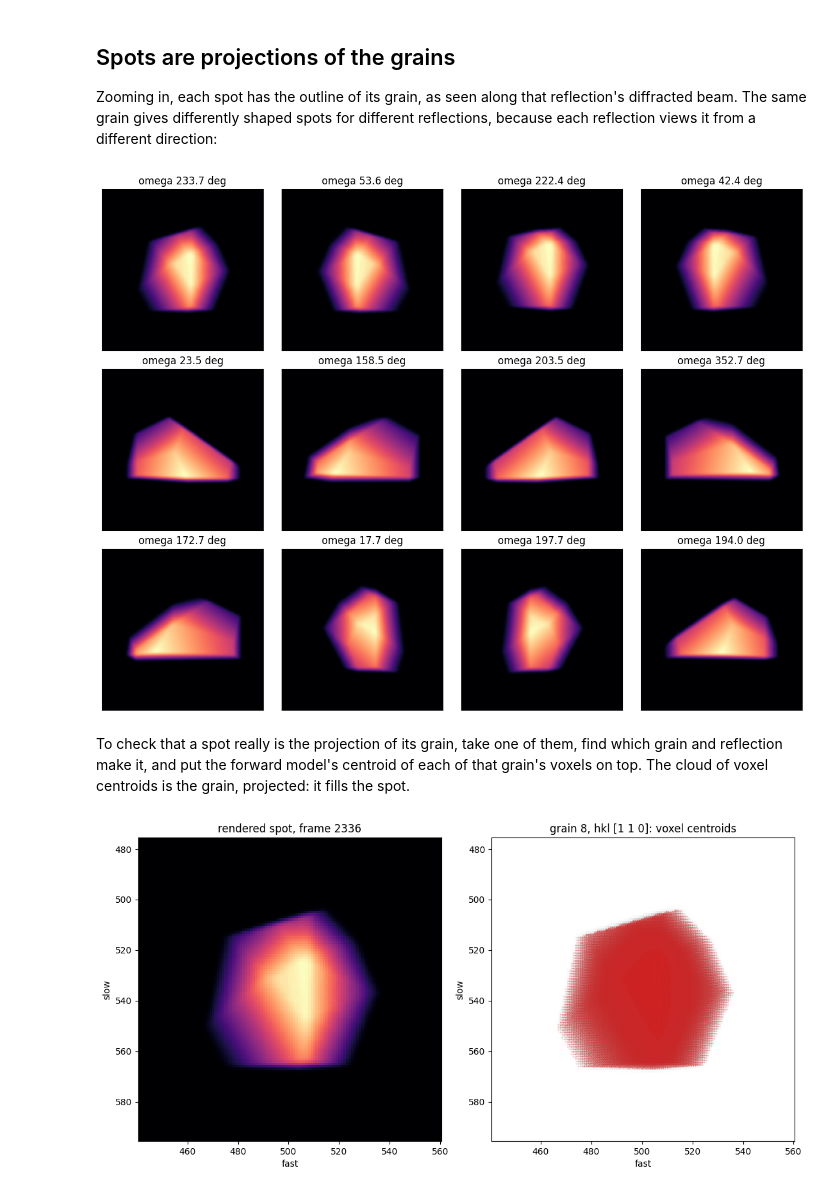
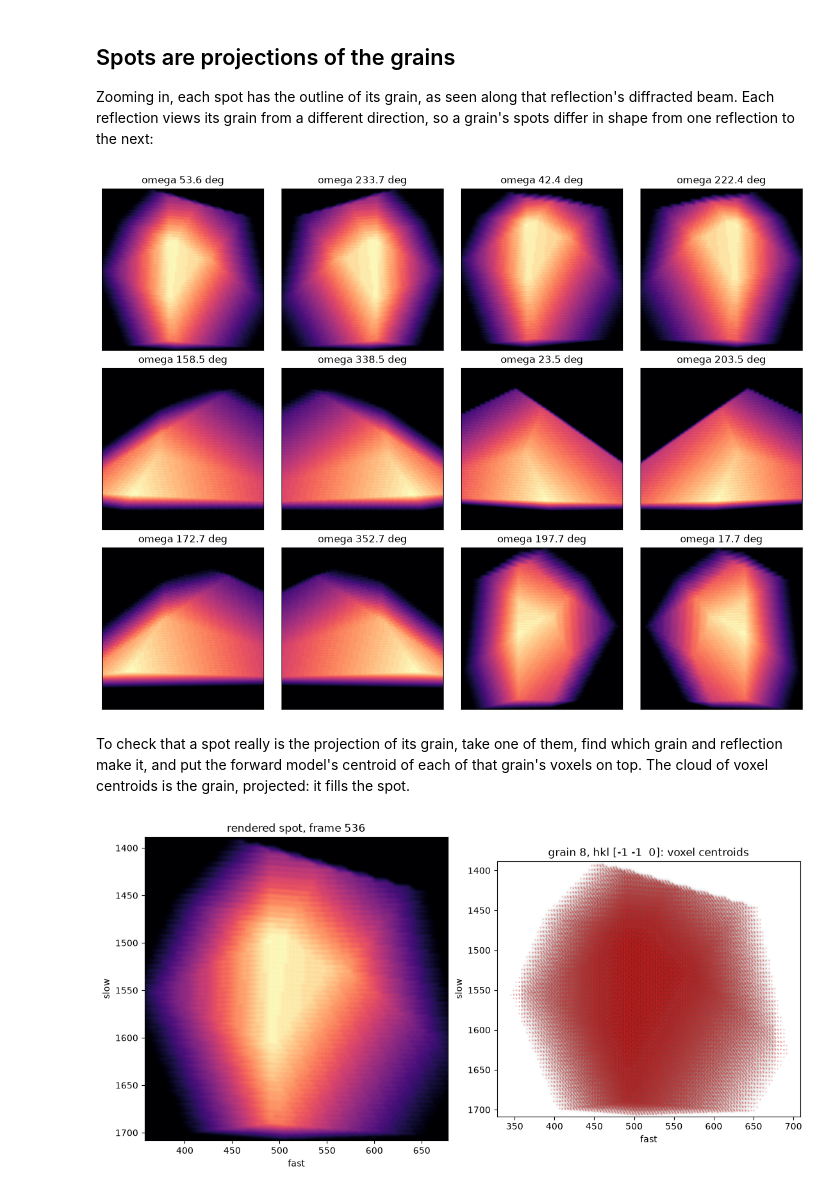
Before and after one commit to jadball/anri, a Jupyter notebook: docs/source/tutorials/dct.ipynb, the cells around one changed output. Cells and saved outputs as stored; diff of their text form; code cells hidden in the pictures.

```diff
--- a/docs/source/tutorials/dct.ipynb
+++ b/docs/source/tutorials/dct.ipynb
@@ -78,23 +83,22 @@ pars = {
     "wavelength": wavelength, "wedge": 0.0, "chi": 0.0,
 }
 geom = anri.io.geom_from_pars(
-    pars, y0=0.0, sig_wavelength=wavelength * 1e-4, sig_ky=1e-4, sig_kz=1e-4, voxel_size=voxel, sig_psf=0.7,
-    sig_beam=0.5, width_beam=150.0, sig_beam_v=0.5, width_beam_v=150.0, voxel_3d=True,
+    pars, y0=0.0, sig_wavelength=wavelength * 1e-4, sig_ky=1e-4, sig_kz=1e-4, voxel_size=voxel, sig_psf=1.6,
+    sig_beam=0.5, width_beam=600.0, sig_beam_v=0.5, width_beam_v=600.0, voxel_3d=True,
 )
 
-# hkls out to the edge of the detector
-tth_max = np.degrees(np.arctan(1024 * pars["y_size"] / pars["distance"]))
-xtl = Dans_Diffraction.Crystal("../../../tests/data/cif/Fe.cif")
+# hkls whose spots can reach the detector: out to its corner, plus the sample's half diagonal
+reach = np.sqrt(2) * 1024 * pars["y_size"] + np.sqrt(3) * n_side * voxel / 2
+tth_max = np.degrees(np.arctan(reach / pars["distance"]))
 dsmax = 2 * np.sin(np.radians(tth_max / 2)) / wavelength
-refl = anri.crystal.reflections(anri.crystal.lattice_parameters(xtl), anri.crystal.space_group(xtl), wavelength, dsmax)
+refl = anri.crystal.reflections(lattice, anri.crystal.space_group(xtl), wavelength, dsmax)
 F2 = anri.crystal.structure_factors(xtl, refl["hkl"], wavelength)
 strong = F2 > 0.01  # drop the reflections the atom positions extinguish
 hkls = refl["hkl"][strong].astype(float)
 F2 = F2[strong]
-print(len(hkls), "hkls")
+print(len(hkls), "hkls, 2theta from", *np.unique(np.round(refl["tth"][strong], 1)), "deg")
 
 ostep = 0.1
 omega = np.arange(0.0, 360.0, ostep) + ostep / 2
-row = anri.fwd.make_row(omega, dty=np.zeros_like(omega))  # one rotation: no dty scan with a box beam
 print(len(omega), "frames")
 # %% [output]
@@ -107,5 +113,14 @@ The whole scan is a single "row" (one rotation at one dty), so one call to `rend
 # %%
 t0 = time.time()
-frame, pixel, value, stats = anri.fwd.render_row(entries, hkls, F2, geom, row, det_shape, max_frames=15)
-print(f"{stats['n_peaks']} peaks -> {frame.size} sparse pixels in {time.time() - t0:.0f} s")
+chunk = 100  # frames per call: 10 degrees
+frame, pixel, value, n_peaks = [], [], [], 0
+for k0 in range(0, len(omega), chunk):
+    row = anri.fwd.make_row(omega[k0 : k0 + chunk], dty=np.zeros(chunk))  # no dty scan with a box beam
+    f, p, v, stats = anri.fwd.render_row(entries, hkls, F2, geom, row, det_shape, window=(3, 9, 9), max_frames=15)
+    frame.append(f + k0)
+    pixel.append(p)
+    value.append(v)
+    n_peaks += stats["n_peaks"]
+frame, pixel, value = np.concatenate(frame), np.concatenate(pixel), np.concatenate(value)
+print(f"{n_peaks} peaks -> {frame.size} sparse pixels in {time.time() - t0:.0f} s")
 # %% [output]
@@ -131,6 +146,4 @@ Summing 10° of frames (100 frames) collects many more:
 # %%
-from scipy.ndimage import maximum_filter
-
 def frame_image(k, n=1):
     m = (frame >= k) & (frame < k + n)
     return np.bincount(pixel[m], weights=value[m], minlength=det_shape[0] * det_shape[1]).reshape(det_shape)
@@ -140,7 +153,7 @@ busy = np.bincount(frame, minlength=len(omega))  # pixels lit per frame
 picks = sorted(np.argsort(busy)[::-1][[0, 5, 10]])
 fig, axs = plt.subplots(2, 2, figsize=(11, 11), constrained_layout=True)
 for ax, k in zip(axs.ravel(), picks):
-    ax.imshow(np.log10(1 + maximum_filter(frame_image(k), size=9)), cmap="gray_r")
+    ax.imshow(np.log10(1 + frame_image(k)), cmap="gray_r")
     ax.set(title=f"frame {k}: omega = {omega[k]:.2f} deg", xticks=[], yticks=[])
 k0 = 300
 axs[1, 1].imshow(np.log10(1 + frame_image(k0, 100)), cmap="gray_r")
@@ -152,29 +165,34 @@ plt.show()
 ## Spots are projections of the grains
 
 Zooming in, each spot has the outline of its grain, as seen along that reflection's diffracted beam.
-The same grain gives differently shaped spots for different reflections, because each reflection views it from a different direction:
+Each reflection views its grain from a different direction, so a grain's spots differ in shape from one reflection to the next:
 # %%
-# the brightest spots of the scan: label connected regions in their frames
+# label connected regions in the brightest frames, and keep the largest
 from scipy import ndimage
+
+half = 160  # half-width of the zoomed views (pixels)
+
+def crop(img, cs, cf):
+    return np.pad(img, half)[cs : cs + 2 * half, cf : cf + 2 * half]  # padded: spots can touch the edges
 
 spots = []
 for k in np.argsort(per_frame)[::-1][:60]:
     img = frame_image(k)
     lab, n = ndimage.label(img > 1e-3 * img.max())
     for i, sl in enumerate(ndimage.find_objects(lab)):
         size = (sl[0].stop - sl[0].start) * (sl[1].stop - sl[1].start)
         spots.append((img[sl].sum(), size, k, sl))
 spots = sorted(spots, key=lambda s: -s[1])[:12]  # the largest
 
 fig, axs = plt.subplots(3, 4, figsize=(12, 9), constrained_layout=True)
 for ax, (_, _, k, sl) in zip(axs.ravel(), spots):
     cs, cf = (sl[0].start + sl[0].stop) // 2, (sl[1].start + sl[1].stop) // 2
-    img = frame_image(k)[cs - 60 : cs + 60, cf - 60 : cf + 60]
+    img = crop(frame_image(k), cs, cf)
     ax.imshow(img, cmap="magma")
     ax.set(title=f"omega {omega[k]:.1f} deg", xticks=[], yticks=[])
 plt.show()
 # %% [output]
-[figure, old version]
+[figure, new version]
 # %% [markdown]
 To check that a spot really is the projection of its grain, take one of them, find which grain and reflection make it, and put the forward model's centroid of each of that grain's voxels on top.
 The cloud of voxel centroids is the grain, projected: it fills the spot.
@@ -196,7 +214,7 @@ for gi in range(n_grains):
         for etasign in (1.0, -1.0):
             c, ok = centroids(jnp.asarray(entries["ubi"][sel]), jnp.asarray(pos[sel]), jnp.asarray(hkls[hi]), etasign)
             c = np.asarray(c)
-            near = ok & (np.abs(c[:, 0] - cs) < 60) & (np.abs(c[:, 1] - cf) < 60) & (np.abs(np.mod(c[:, 2] - omega[k] + 180, 360) - 180) < 1.0)
+            near = ok & (np.abs(c[:, 0] - cs) < half) & (np.abs(c[:, 1] - cf) < half) & (np.abs(np.mod(c[:, 2] - omega[k] + 180, 360) - 180) < 1.0)
             if near.mean() > (best[0] if best else 0):
                 best = (near.mean(), gi, hi, etasign)
 _, gi, hi, etasign = best
@@ -204,9 +222,9 @@ mine = grain == gi
 c, _ = centroids(jnp.asarray(entries["ubi"][mine]), jnp.asarray(pos[mine]), jnp.asarray(hkls[hi]), etasign)
 c = np.asarray(c)
 
-img = frame_image(k)[cs - 60 : cs + 60, cf - 60 : cf + 60]
+img = crop(frame_image(k), cs, cf)
 fig, axs = plt.subplots(1, 2, figsize=(11, 5.5), constrained_layout=True)
-extent = (cf - 60.5, cf + 59.5, cs + 59.5, cs - 60.5)
+extent = (cf - half - 0.5, cf + half - 0.5, cs + half - 0.5, cs - half - 0.5)
 axs[0].imshow(img, cmap="magma", extent=extent)
 axs[0].set(title=f"rendered spot, frame {k}", xlabel="fast", ylabel="slow")
 axs[1].imshow(img, cmap="gray_r", extent=extent)
@@ -214,7 +232,7 @@ axs[1].scatter(c[:, 1], c[:, 0], s=0.3, c="tab:red", alpha=0.3)
 axs[1].set(title=f"grain {gi}, hkl {hkls[hi].astype(int)}: voxel centroids", xlabel="fast", ylabel="slow")
 plt.show()
 # %% [output]
-[figure, old version]
+[figure, new version]
 # %%
 print(f"Took {time.time() - start:.0f} seconds")
 # %% [output]
```
Also changed, not shown: parts of 13 cells of this notebook.
